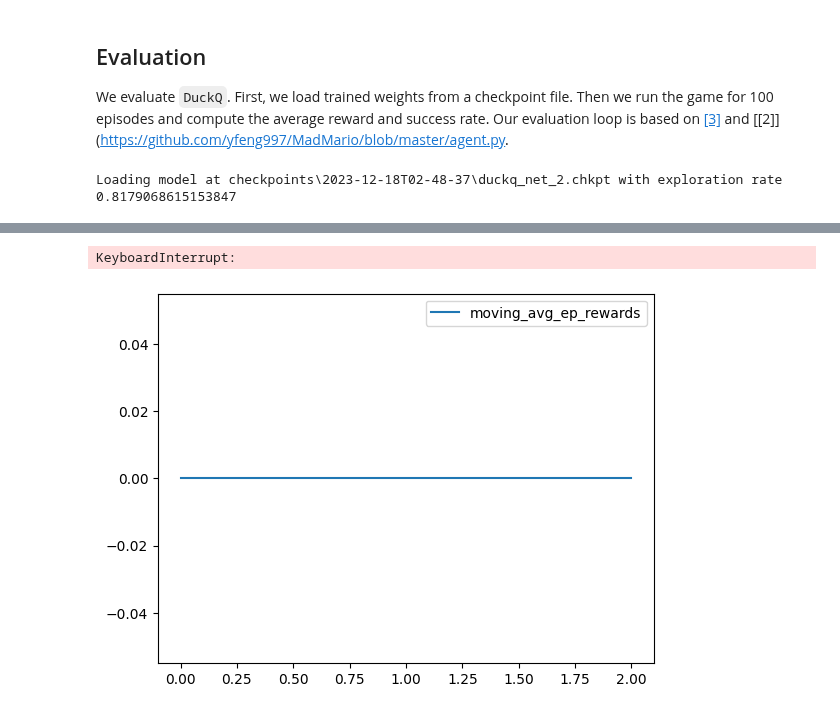
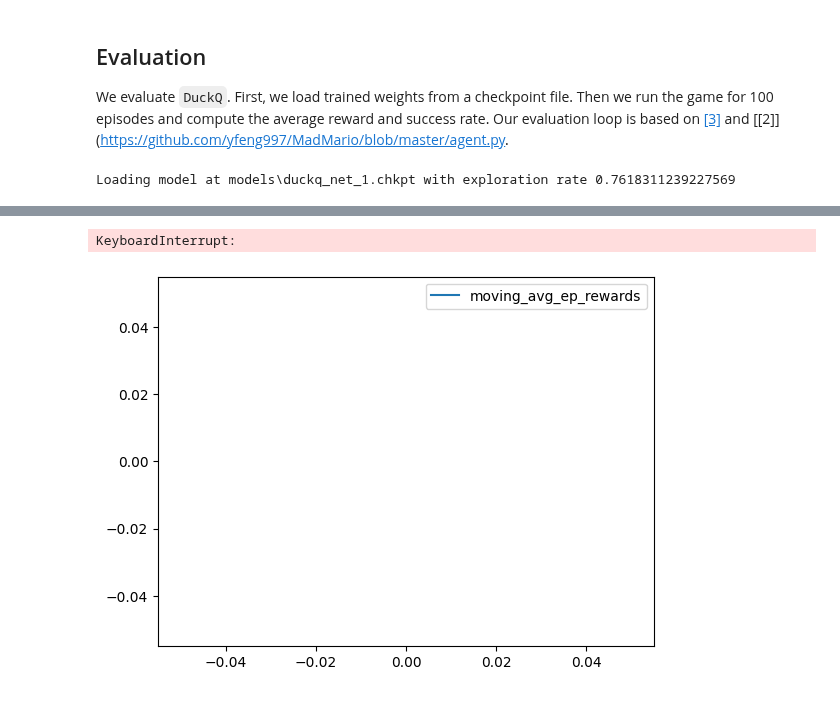
Before and after one commit to thenewpotato/DuckQ, a Jupyter notebook: DuckQ.ipynb, the cells around one changed output, grey strips where cells are left out. Cells and saved outputs as stored; diff of their text form; code cells hidden in the pictures.

Commit message:
model

```diff
--- a/DuckQ.ipynb
+++ b/DuckQ.ipynb
@@ -631,8 +635,7 @@ env.reset()
 
 save_dir = Path("checkpoints") / datetime.datetime.now().strftime("%Y-%m-%dT%H-%M-%S")
 save_dir.mkdir(parents=True)
-# checkpoints/2023-12-18T02-48-37/duckq_net_2.chkpt - knows how to walk left and pick up gun, but doesn't know how to shoot
-checkpoint = Path('checkpoints/2023-12-18T02-48-37/duckq_net_2.chkpt')
+checkpoint = Path('models/duckq_net_1.chkpt')
 duckq = DuckQ(state_dim=(4, 84, 84), action_dim=env.action_space.n, save_dir=save_dir, checkpoint=checkpoint)
 
 # Minimize exploration for evaluation
@@ -664,4 +667,4 @@ for e in range(episodes):
         )
 print("Number of successful kills:", count_success)
 # %% [output]
-Loading model at checkpoints\2023-12-18T02-48-37\duckq_net_2.chkpt with exploration rate 0.8179068615153847
+Loading model at models\duckq_net_1.chkpt with exploration rate 0.7618311239227569
@@ -671,2 +672,2 @@ Episode 40 - Step 3116 - Epsilon 0.1 - Mean Reward 0.0 - Mean Length 76.0 - Mean
 KeyboardInterrupt:
-[figure, old version]
+[figure, new version]
```
Also changed, not shown: parts of 3 cells of this notebook, 1 other file.
